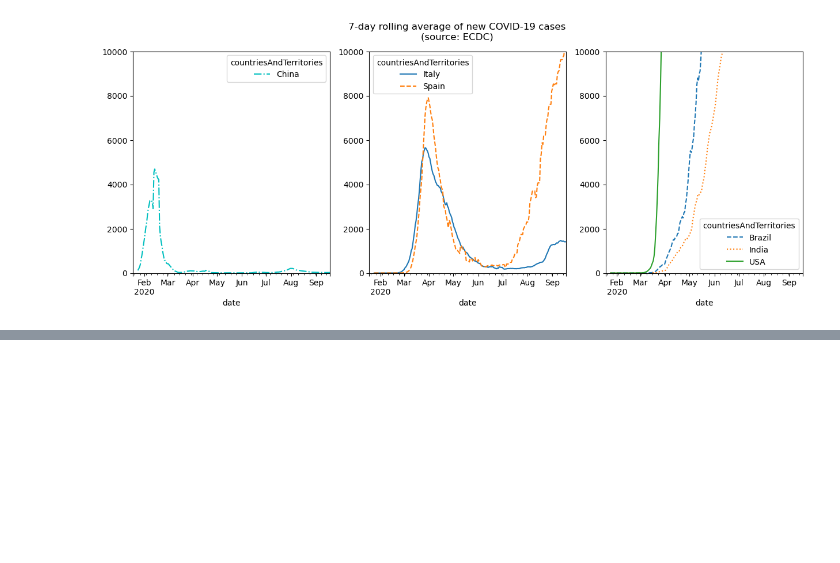
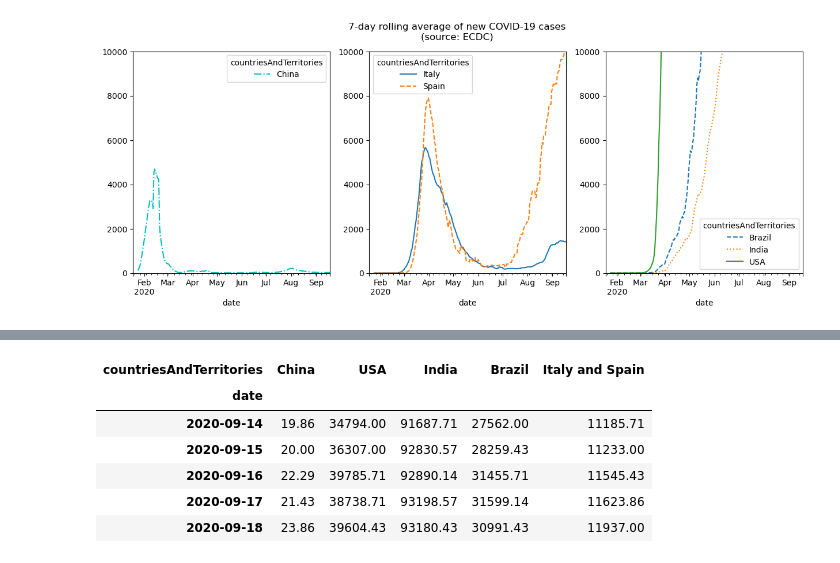
Before and after one commit to nadia-paz/ds-learning, a Jupyter notebook: data_analysis_pandas/11_pandas_viz.ipynb, the cells around one changed output, grey strips where cells are left out. Drawn from its saved outputs; the diff is of its cells as text; code cells hidden in the pictures; blank space fills up the shorter version.

```diff
--- a/data_analysis_pandas/11_pandas_viz.ipynb
+++ b/data_analysis_pandas/11_pandas_viz.ipynb
@@ -152,0 +205,16 @@ plt.show()
+# %%
+# plotting columns only
+covid_weekly_ma.sort_index(axis=1).assign(
+    **{
+        'Italy and Spain': lambda x: x[italy_spain].sum(axis=1),
+        'Other': lambda x: x[other_countries].drop(columns=italy_spain).sum(axis=1)
+    }
+)[plot_countries].tail()
+# %% [output]
+| countriesAndTerritories | China | USA | India | Brazil | Italy and Spain |
+| date |  |  |  |  |  |
+| 2020-09-14 | 19.86 | 34794.00 | 91687.71 | 27562.00 | 11185.71 |
+| 2020-09-15 | 20.00 | 36307.00 | 92830.57 | 28259.43 | 11233.00 |
+| 2020-09-16 | 22.29 | 39785.71 | 92890.14 | 31455.71 | 11545.43 |
+| 2020-09-17 | 21.43 | 38738.71 | 93198.57 | 31599.14 | 11623.86 |
+| 2020-09-18 | 23.86 | 39604.43 | 93180.43 | 30991.43 | 11937.00 |
```
Also changed, not shown: parts of 9 cells of this notebook.
